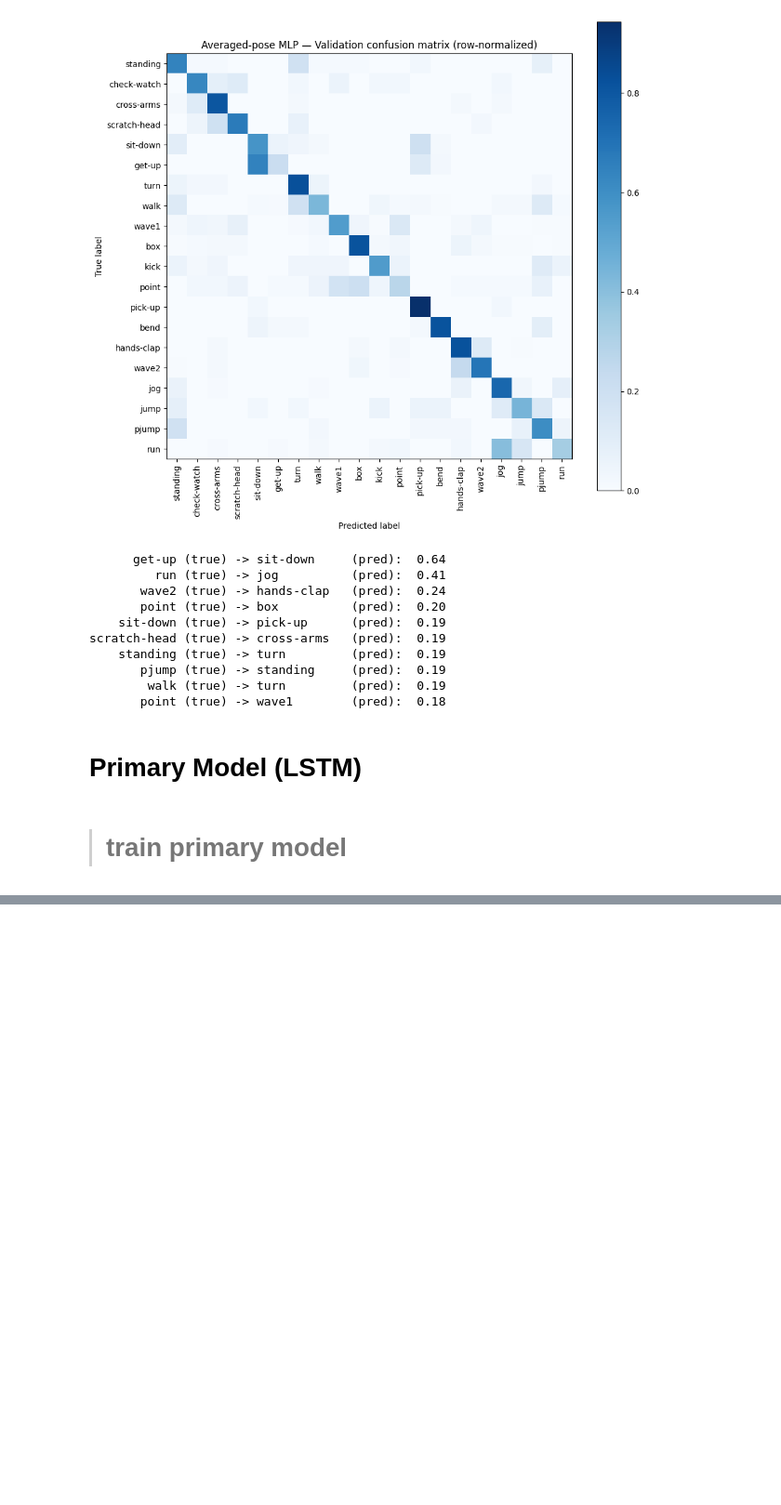
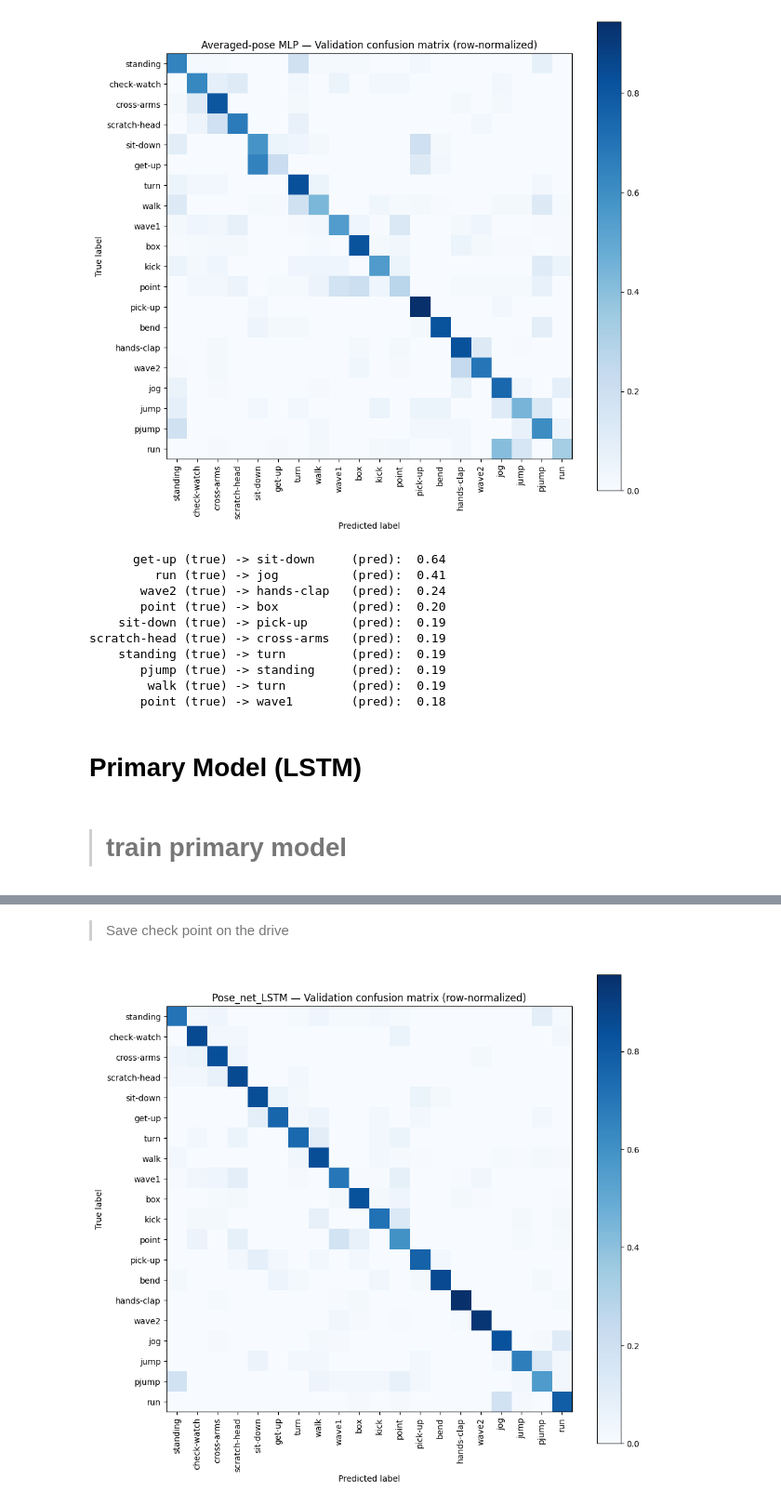
Before and after one commit to po8onthetrack/Deep-Learning-Project, a Jupyter notebook: project.ipynb, the cells around one changed output, grey strips where cells are left out. Shown at 93% size. Saved outputs shown, nothing was run; the diff lists cells and outputs as text; code cells hidden in the pictures; blank space fills up the shorter version.

Commit message:
get the qualitative result for the primary model baseline

```diff
--- a/project.ipynb
+++ b/project.ipynb
@@ -276,7 +276,7 @@ def plot_training_curve(history, title=""):
     plt.tight_layout()
     plt.show()
 
-def get_predictions(model, loader, device):
+def get_predictions(model, loader, device=('cuda' if torch.cuda.is_available() else 'cpu')):
     model.eval()
     y_true, y_pred = [], []
     with torch.no_grad():
@@ -435,0 +440,21 @@ early stop @ epoch 62 (best macroF1 0.757)
+# %% [markdown]
+
+
+> Save check point on the drive
+# %%
+torch.save(pose_net.state_dict(), f"{checkpoint_dir}/pose_net_baseline.pt")
+
+#predictions on the validation set
+y_true, y_pred = get_predictions(pose_net, val_loader)
+
+#row-normalized confusion matrix (each true-class row sums to 1)
+cm = confusion_matrix(y_true, y_pred, normalize='true')
+
+#plot the heatmap
+fig, ax = plt.subplots(figsize=(10, 9))
+ConfusionMatrixDisplay(cm, display_labels=ACTION_NAMES).plot(
+    ax=ax, cmap='Blues', include_values=False, colorbar=True, xticks_rotation='vertical')
+ax.set_title("Pose_net_LSTM — Validation confusion matrix (row-normalized)")
+plt.tight_layout(); plt.show()
+# %% [output]
+[figure, added]
```
Also changed, not shown: parts of 7 cells of this notebook.
